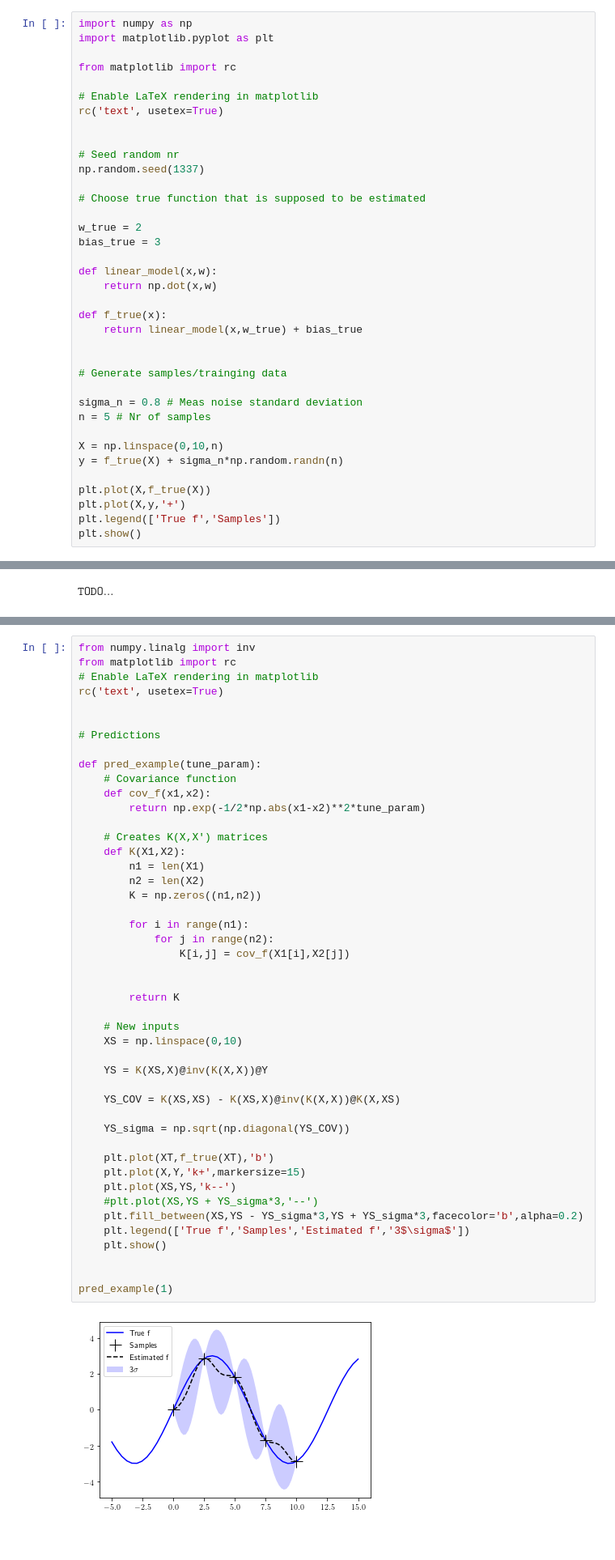
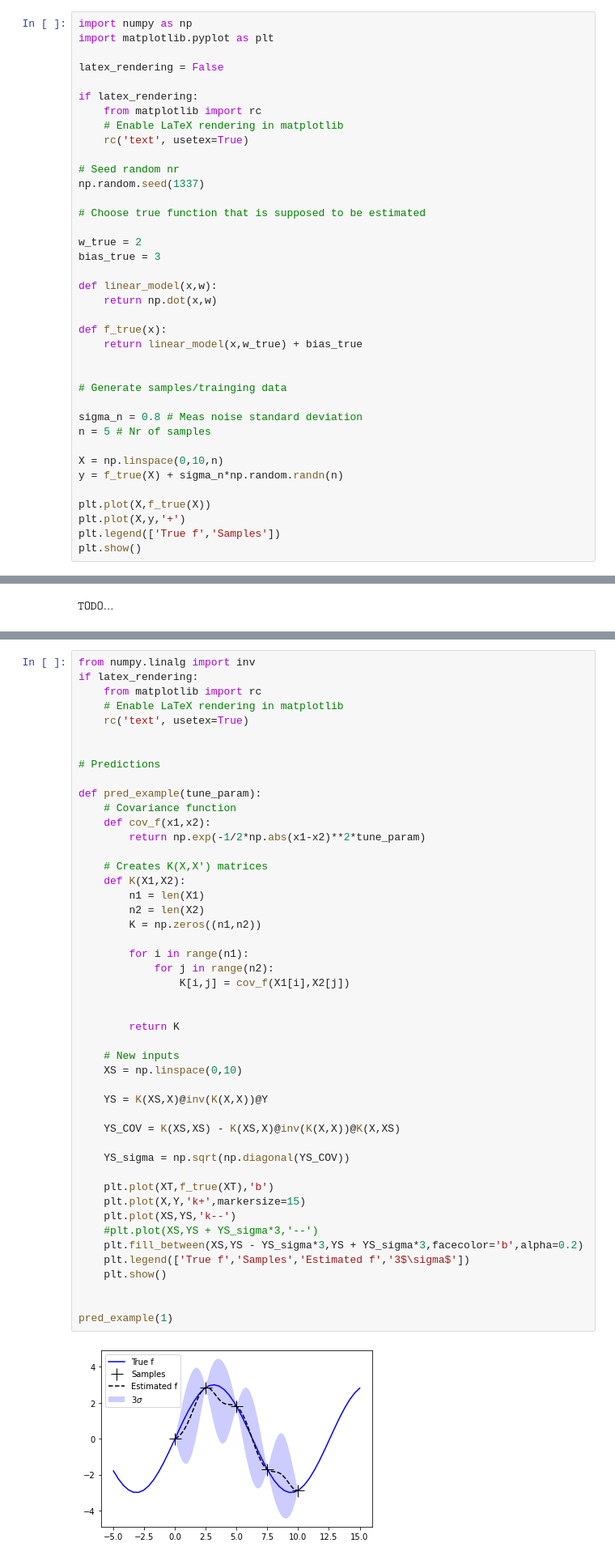
Before and after one commit to eliasrhoden/GP-Notebook, a Jupyter notebook: Gaussian Processes.ipynb, the cells around one changed output, grey strips where cells are left out. Shown at 81% size. Cells and saved outputs as stored; diff of their text form; blank space fills up the shorter version.

```diff
--- a/Gaussian Processes.ipynb
+++ b/Gaussian Processes.ipynb
@@ -39,11 +39,12 @@ $$
 import numpy as np
 import matplotlib.pyplot as plt
 
-from matplotlib import rc
+latex_rendering = False
 
-# Enable LaTeX rendering in matplotlib
-rc('text', usetex=True)
-
+if latex_rendering:
+    from matplotlib import rc
+    # Enable LaTeX rendering in matplotlib
+    rc('text', usetex=True)
 
 # Seed random nr
 np.random.seed(1337)
@@ -363,8 +364,9 @@ plt.show()
 # %%
 from numpy.linalg import inv
-from matplotlib import rc
-# Enable LaTeX rendering in matplotlib
-rc('text', usetex=True)
+if latex_rendering:
+    from matplotlib import rc
+    # Enable LaTeX rendering in matplotlib
+    rc('text', usetex=True)
 
 
 # Predictions
@@ -380,34 +382,34 @@ def pred_example(tune_param):
         n2 = len(X2)
         K = np.zeros((n1,n2))
 
         for i in range(n1):
             for j in range(n2):
                 K[i,j] = cov_f(X1[i],X2[j])
 
 
         return K
 
     # New inputs
     XS = np.linspace(0,10)
 
     YS = K(XS,X)@inv(K(X,X))@Y
 
     YS_COV = K(XS,XS) - K(XS,X)@inv(K(X,X))@K(X,XS)
 
     YS_sigma = np.sqrt(np.diagonal(YS_COV))
 
     plt.plot(XT,f_true(XT),'b')
     plt.plot(X,Y,'k+',markersize=15)
     plt.plot(XS,YS,'k--')
     #plt.plot(XS,YS + YS_sigma*3,'--')
     plt.fill_between(XS,YS - YS_sigma*3,YS + YS_sigma*3,facecolor='b',alpha=0.2)
     plt.legend(['True f','Samples','Estimated f','3$\sigma$'])
     plt.show()
 
 
 pred_example(1)
 # %% [output]
-[figure, old version]
+[figure, new version]
 # %%
 # But tuning the covariance function, yields better covariance/uncertainty/3 sigma curves
 pred_example(1/4)
```
Also changed, not shown: parts of 13 cells of this notebook.
